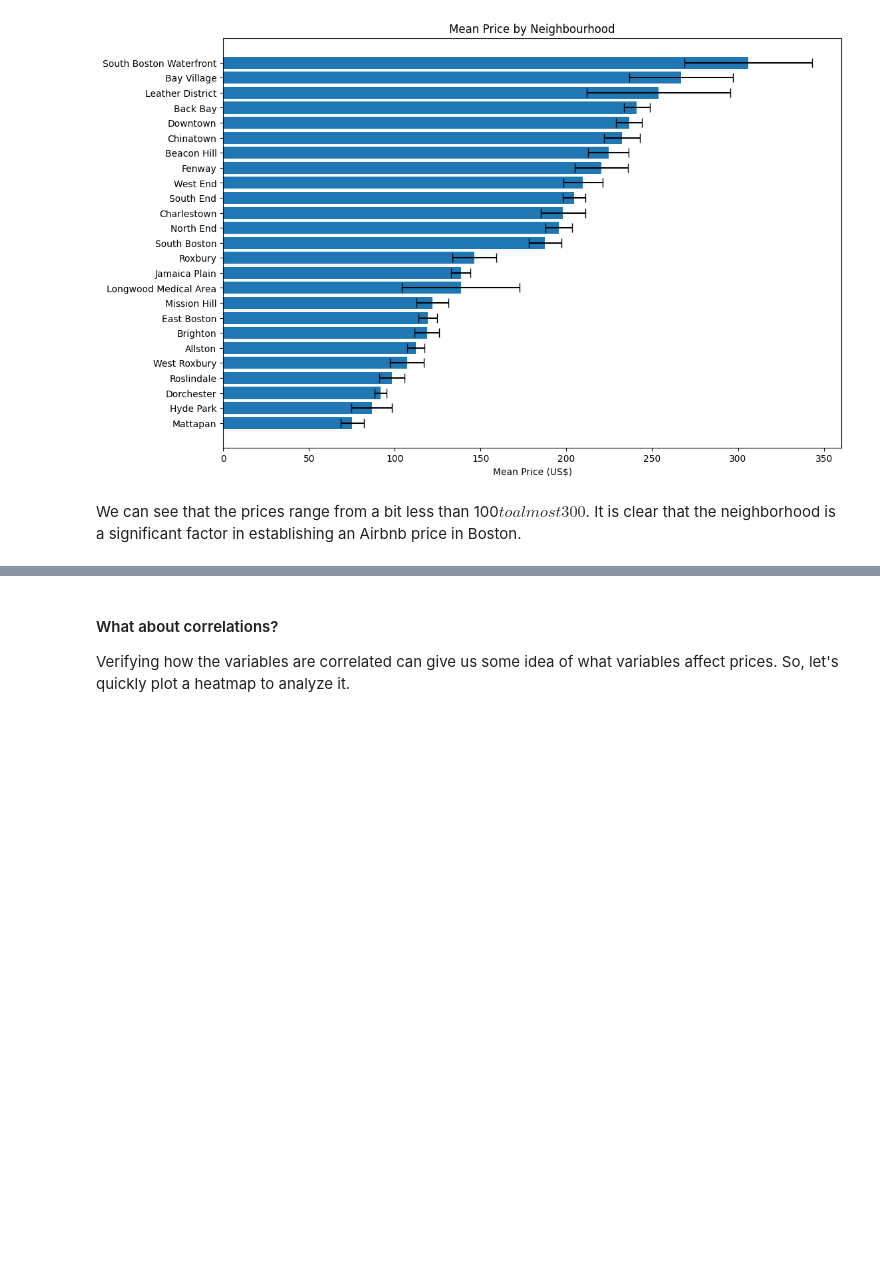
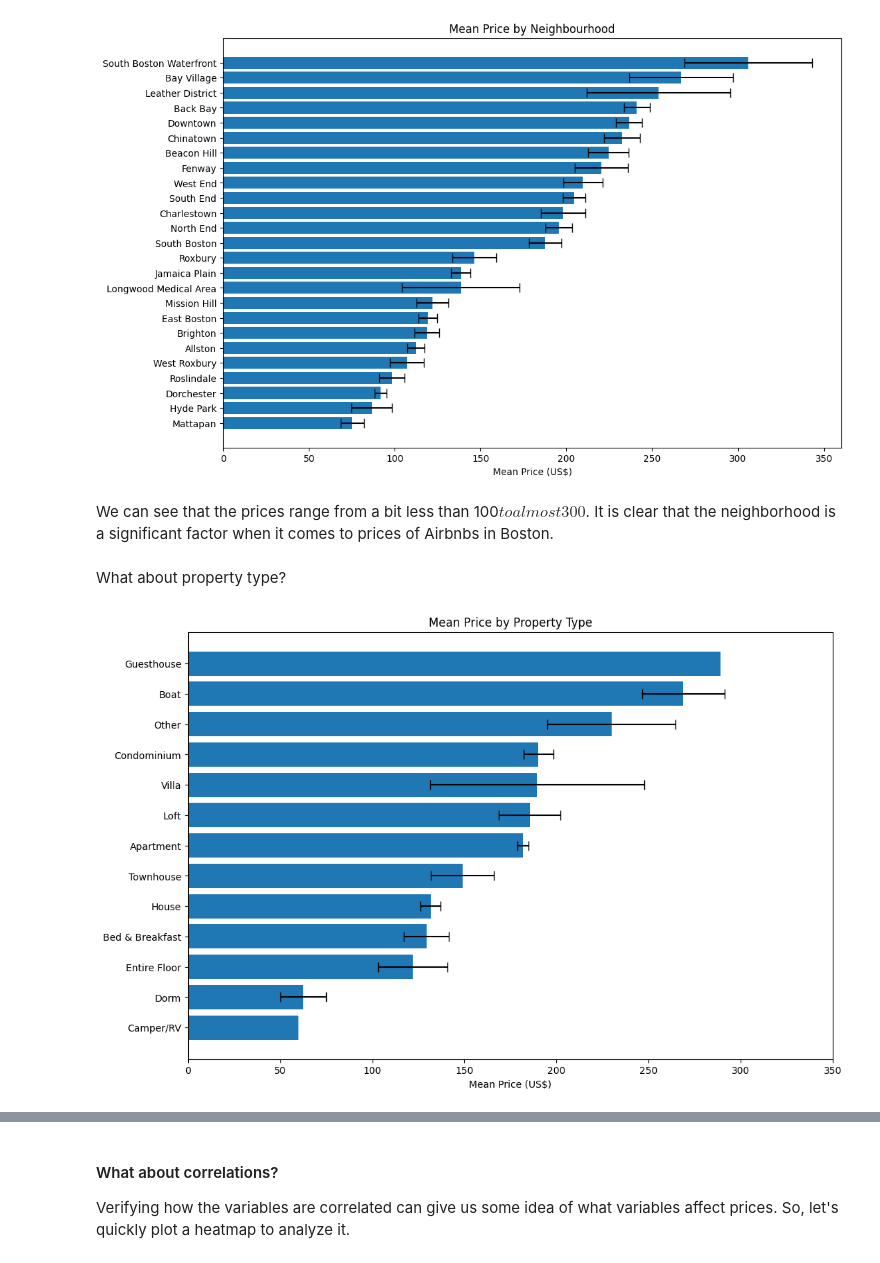
Before and after one commit to daniloarruda13/airbnb-boston-udacity, a Jupyter notebook: Boston_AIRbnb.ipynb, the cells around one changed output, grey strips where cells are left out. Cells and saved outputs as stored; diff of their text form; code cells hidden in the pictures; blank space fills up the shorter version.

```diff
--- a/Boston_AIRbnb.ipynb
+++ b/Boston_AIRbnb.ipynb
@@ -881,4 +881,28 @@ plt.show()
 # %% [output]
 [figure]
 # %% [markdown]
-We can see that the prices range from a bit less than 100$ to almost 300$. It is clear that the neighborhood is a significant factor in establishing an Airbnb price in Boston.
+We can see that the prices range from a bit less than 100$ to almost 300$. It is clear that the neighborhood is a significant factor when it comes to prices of Airbnbs in Boston.
+# %% [markdown]
+What about property type?
+# %%
+#Subsetting the original dataset for ploting
+plot_dataset = listing[['price', 'property_type']]
+
+# Group by neighbourhood and calculate the mean price and standard error
+grouped = plot_dataset.groupby('property_type')['price']
+mean_prices = grouped.mean()
+std_err = grouped.sem()
+
+
+# Sort the mean prices by neighbourhood in ascending order
+sorted_mean_prices = mean_prices.sort_values()
+
+# Plot the sorted mean prices with error bars as horizontal bars
+plt.figure(figsize=(12, 8))
+plt.barh(sorted_mean_prices.index, sorted_mean_prices, xerr=std_err.reindex(sorted_mean_prices.index), capsize=5)
+plt.xlim(0,350)
+plt.title('Mean Price by Property Type')
+plt.xlabel('Mean Price (US$)')
+plt.show()
+# %% [output]
+[figure, added]
```
Also changed, not shown: parts of 3 cells of this notebook.
